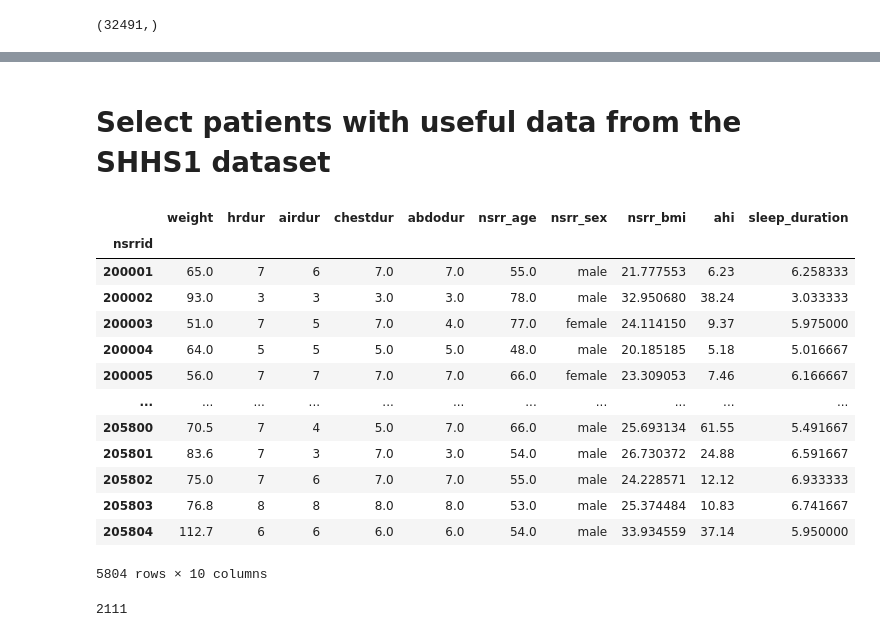
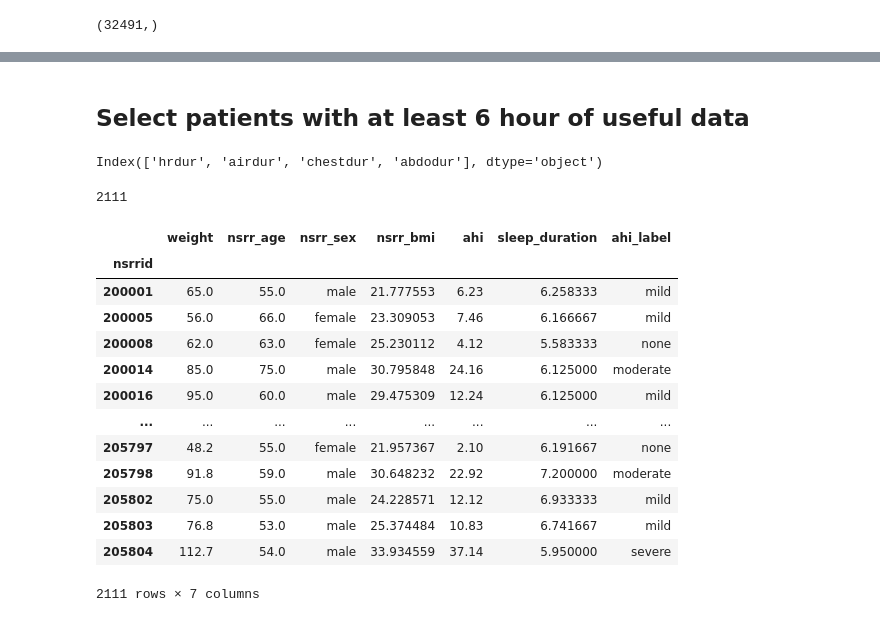
Before and after one commit to dattran-itrvn/Automated-Sleep-Apnea-Detection, a Jupyter notebook: prepare_data.ipynb, the cells around one changed output, grey strips where cells are left out. Drawn from its saved outputs; the diff is of its cells as text; code cells hidden in the pictures.

```diff
--- a/prepare_data.ipynb
+++ b/prepare_data.ipynb
@@ -666,40 +717,7 @@ plt.show()
 # %% [markdown]
-# Select patients with useful data from the SHHS1 dataset
+## Select patients with at least 6 hour of useful data
-# %%
-shhs1_df = pd.read_csv(os.path.join(BASE_DB_PATH, '../datasets/shhs1-dataset-0.21.0.csv'),
-                        usecols=['nsrrid', 'weight',
-                                 'hrdur', 'airdur', 'abdodur', 'chestdur'],
-                        index_col='nsrrid')
-
-shhs_harmonized = pd.read_csv(os.path.join(BASE_DB_PATH, '../datasets/shhs-harmonized-dataset-0.21.0.csv'),
-                        usecols=['nsrrid', 'visitnumber', 'nsrr_age', 'nsrr_sex', 'nsrr_bmi', 'nsrr_ahi_hp3r_aasm15', 'nsrr_ttldursp_f1'])
-
-shhs1_harmonized = shhs_harmonized[shhs_harmonized['visitnumber'] == 1].copy() # select shhs1 only
-shhs1_harmonized.set_index('nsrrid', drop=True, inplace=True)
-shhs1_harmonized.drop(columns=['visitnumber'], inplace=True)
-
-shhs1_harmonized['nsrr_ttldursp_f1'] = shhs1_harmonized['nsrr_ttldursp_f1'] / 60 # convert sleep minute to hour
-
-
-shhs1_df = pd.concat([shhs1_df, shhs1_harmonized], axis=1, join='inner')
-# rename column
-shhs1_df.rename(columns={'nsrr_ahi_hp3r_aasm15': 'ahi',
-                         'nsrr_ttldursp_f1': 'sleep_duration'}, inplace=True)
-
-shhs1_df
-# %% [output]
-|  | weight | hrdur | airdur | chestdur | abdodur | nsrr_age | nsrr_sex | nsrr_bmi | ahi | sleep_duration |
-| nsrrid |  |  |  |  |  |  |  |  |  |  |
-| 200001 | 65.0 | 7 | 6 | 7.0 | 7.0 | 55.0 | male | 21.777553 | 6.23 | 6.258333 |
-| 200002 | 93.0 | 3 | 3 | 3.0 | 3.0 | 78.0 | male | 32.950680 | 38.24 | 3.033333 |
-| 200003 | 51.0 | 7 | 5 | 7.0 | 4.0 | 77.0 | female | 24.114150 | 9.37 | 5.975000 |
-| 200004 | 64.0 | 5 | 5 | 5.0 | 5.0 | 48.0 | male | 20.185185 | 5.18 | 5.016667 |
-| 200005 | 56.0 | 7 | 7 | 7.0 | 7.0 | 66.0 | female | 23.309053 | 7.46 | 6.166667 |
-| ... | ... | ... | ... | ... | ... | ... | ... | ... | ... | ... |
-| 205800 | 70.5 | 7 | 4 | 5.0 | 7.0 | 66.0 | male | 25.693134 | 61.55 | 5.491667 |
-| 205801 | 83.6 | 7 | 3 | 7.0 | 3.0 | 54.0 | male | 26.730372 | 24.88 | 6.591667 |
-| 205802 | 75.0 | 7 | 6 | 7.0 | 7.0 | 55.0 | male | 24.228571 | 12.12 | 6.933333 |
-| 205803 | 76.8 | 8 | 8 | 8.0 | 8.0 | 53.0 | male | 25.374484 | 10.83 | 6.741667 |
-| 205804 | 112.7 | 6 | 6 | 6.0 | 6.0 | 54.0 | male | 33.934559 | 37.14 | 5.950000 |
-5804 rows × 10 columns
+# %%
+shhs1_df.columns[shhs1_df.columns.str.endswith('dur')]
+# %% [output]
+Index(['hrdur', 'airdur', 'chestdur', 'abdodur'], dtype='object')
 # %%
@@ -708,3 +728,25 @@ shhs1_df = shhs1_df[cond]
 len(shhs1_df)
 # %% [output]
 2111
+# %%
+# assign ahi label
+bins = [-float('inf'), 5, 15, 30, float('inf')]  # Define bins for ranges
+labels = ['none', 'mild', 'moderate', 'severe']  # Corresponding labels
+
+shhs1_df['ahi_label'] = pd.cut(shhs1_df['ahi'], bins=bins, labels=labels, right=False)
+shhs1_df
+# %% [output]
+|  | weight | nsrr_age | nsrr_sex | nsrr_bmi | ahi | sleep_duration | ahi_label |
+| nsrrid |  |  |  |  |  |  |  |
+| 200001 | 65.0 | 55.0 | male | 21.777553 | 6.23 | 6.258333 | mild |
+| 200005 | 56.0 | 66.0 | female | 23.309053 | 7.46 | 6.166667 | mild |
+| 200008 | 62.0 | 63.0 | female | 25.230112 | 4.12 | 5.583333 | none |
+| 200014 | 85.0 | 75.0 | male | 30.795848 | 24.16 | 6.125000 | moderate |
+| 200016 | 95.0 | 60.0 | male | 29.475309 | 12.24 | 6.125000 | mild |
+| ... | ... | ... | ... | ... | ... | ... | ... |
+| 205797 | 48.2 | 55.0 | female | 21.957367 | 2.10 | 6.191667 | none |
+| 205798 | 91.8 | 59.0 | male | 30.648232 | 22.92 | 7.200000 | moderate |
+| 205802 | 75.0 | 55.0 | male | 24.228571 | 12.12 | 6.933333 | mild |
+| 205803 | 76.8 | 53.0 | male | 25.374484 | 10.83 | 6.741667 | mild |
+| 205804 | 112.7 | 54.0 | male | 33.934559 | 37.14 | 5.950000 | severe |
+2111 rows × 7 columns
```
Also changed, not shown: parts of 50 cells of this notebook.
